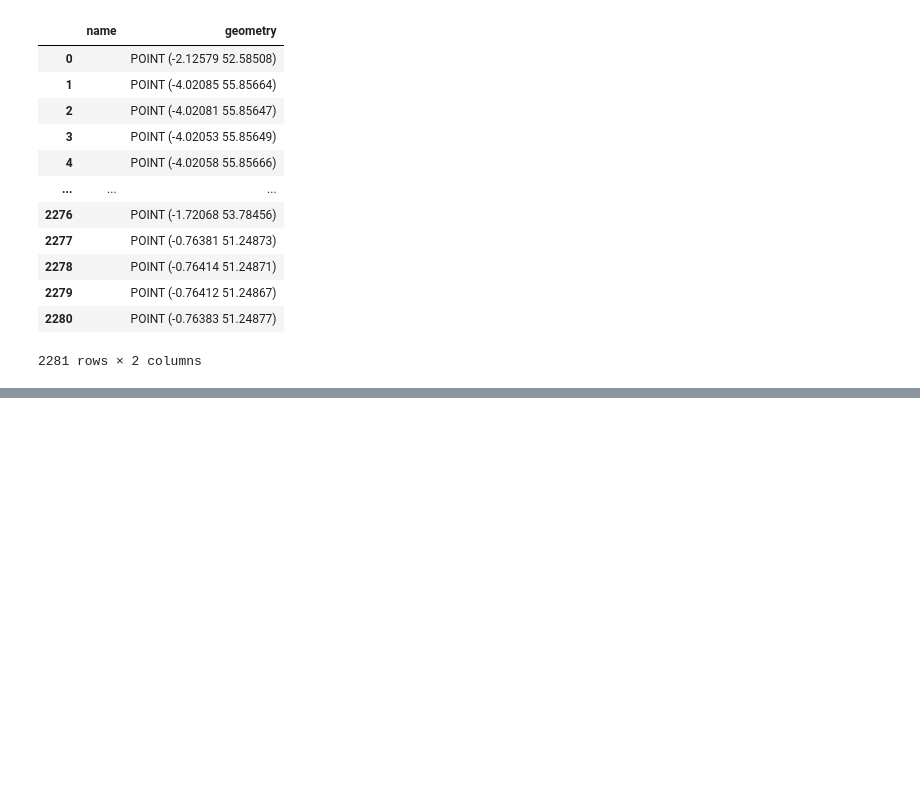
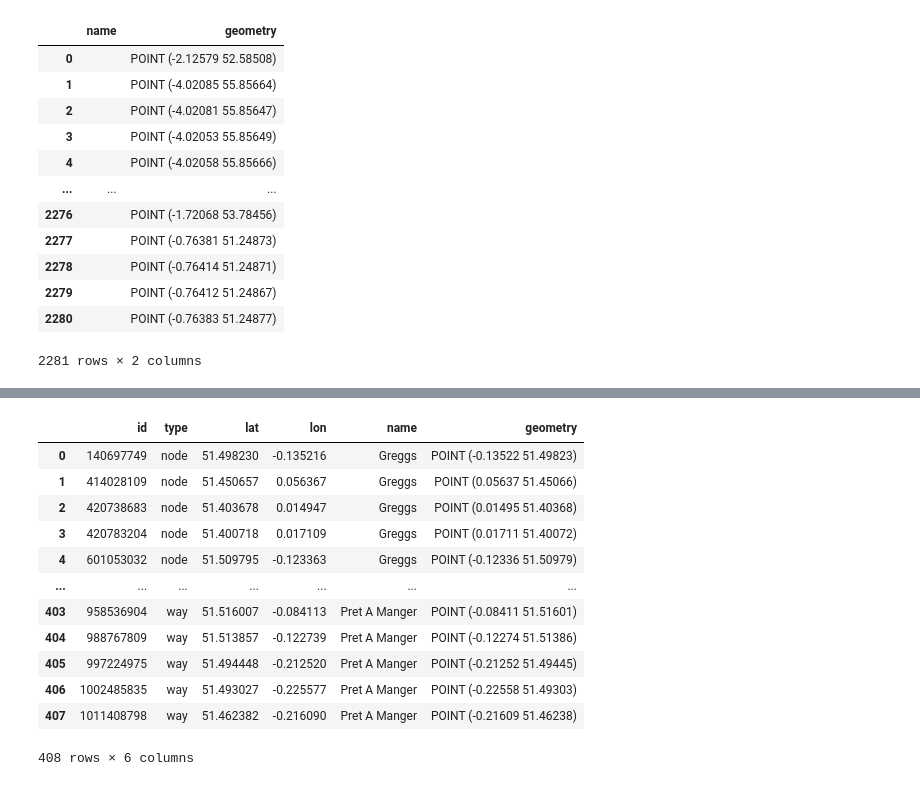
Before and after one commit to elrhmo/Greggs_vs_Pret, a Jupyter notebook: Greggs_Vs_Pret.ipynb, the cells around one changed output, grey strips where cells are left out. Saved outputs shown, nothing was run; the diff lists cells and outputs as text; code cells hidden in the pictures; blank space fills up the shorter version.

```diff
--- a/Greggs_Vs_Pret.ipynb
+++ b/Greggs_Vs_Pret.ipynb
@@ -99,0 +187,44 @@ m
+# %%
+# convert json into dataframe
+df_dict = {'id':[], 'type': [], 'lat':[], 'lon': [],'name':[]}
+
+for element in pret_data['elements']:
+    df_dict['id'].append(element['id'])
+    df_dict['type'].append(element['type'])
+
+    for tag in list(df_dict.keys())[4:]:
+        try:
+            df_dict[tag].append(element['tags'][tag])
+        except KeyError:
+            df_dict[tag].append('')
+    if element['type']=='node':
+        df_dict['lat'].append(element['lat'])
+        df_dict['lon'].append(element['lon'])
+    else:
+        df_dict['lat'].append(element['center']['lat'])
+        df_dict['lon'].append(element['center']['lon'])
+
+df = pd.DataFrame.from_dict(df_dict)
+
+# convert into geodataframe
+geometry = [Point(xy) for xy in zip(df['lon'].astype(float), df['lat'].astype(float))]
+pret_gdf = gpd.GeoDataFrame(df, crs = 'EPSG:4326', geometry = geometry)
+# %%
+#append the greggs and pret dataframe
+appended_df = greggs_gdf.append(pret_gdf, ignore_index=True)
+# %%
+appended_df
+# %% [output]
+|  | id | type | lat | lon | name | geometry |
+| 0 | 140697749 | node | 51.498230 | -0.135216 | Greggs | POINT (-0.13522 51.49823) |
+| 1 | 414028109 | node | 51.450657 | 0.056367 | Greggs | POINT (0.05637 51.45066) |
+| 2 | 420738683 | node | 51.403678 | 0.014947 | Greggs | POINT (0.01495 51.40368) |
+| 3 | 420783204 | node | 51.400718 | 0.017109 | Greggs | POINT (0.01711 51.40072) |
+| 4 | 601053032 | node | 51.509795 | -0.123363 | Greggs | POINT (-0.12336 51.50979) |
+| ... | ... | ... | ... | ... | ... | ... |
+| 403 | 958536904 | way | 51.516007 | -0.084113 | Pret A Manger | POINT (-0.08411 51.51601) |
+| 404 | 988767809 | way | 51.513857 | -0.122739 | Pret A Manger | POINT (-0.12274 51.51386) |
+| 405 | 997224975 | way | 51.494448 | -0.212520 | Pret A Manger | POINT (-0.21252 51.49445) |
+| 406 | 1002485835 | way | 51.493027 | -0.225577 | Pret A Manger | POINT (-0.22558 51.49303) |
+| 407 | 1011408798 | way | 51.462382 | -0.216090 | Pret A Manger | POINT (-0.21609 51.46238) |
+408 rows × 6 columns
```
Also changed, not shown: parts of 7 cells of this notebook.
